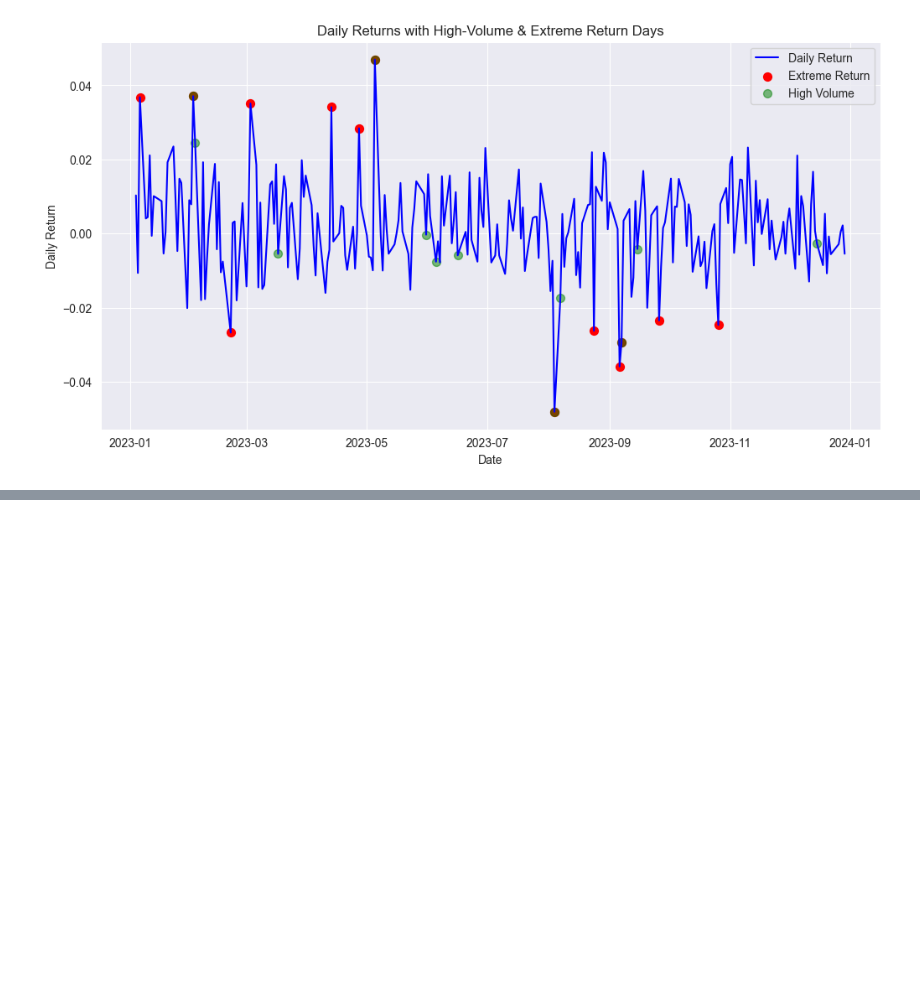
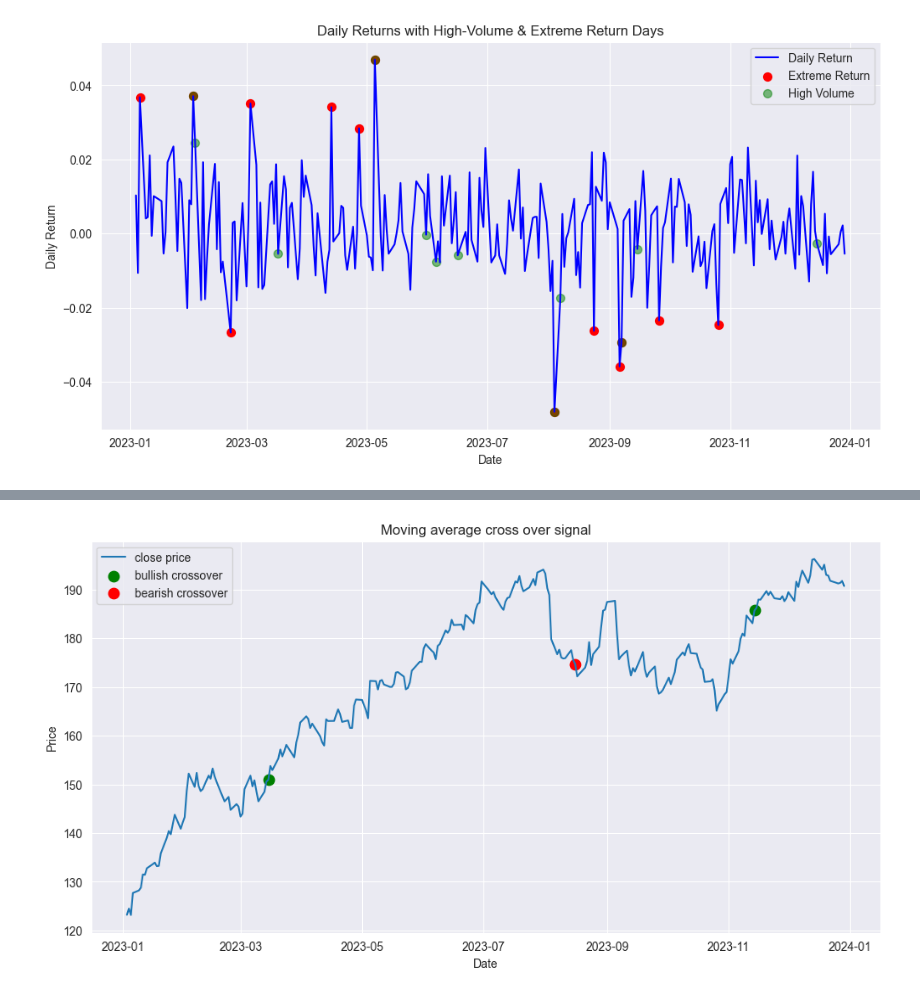
Before and after one commit to sahan200401/real-time-stock-market-analysis, a Jupyter notebook: DataVisuzlization_stcok.ipynb, the cells around one changed output, grey strips where cells are left out. Saved outputs shown, nothing was run; the diff lists cells and outputs as text; code cells hidden in the pictures; blank space fills up the shorter version.

Commit message:
Updated stock analysis with Key Performance Metrics

```diff
--- a/DataVisuzlization_stcok.ipynb
+++ b/DataVisuzlization_stcok.ipynb
@@ -522,3 +503,5 @@ plt.legend()
 plt.show()
 # %% [output]
 [figure]
+# %%
+stock_data['Trend'] = (stock_data['MA20']> stock_data['MA50']).astype(int)
@@ -524,0 +525,29 @@ plt.show()
+# %%
+stock_data['trend_change'] = stock_data['Trend'].diff()
+# %%
+plt.figure(figsize=(12,6))
+plt.plot(stock_data.index,stock_data['Close'],label='close price')
+
+#bullish crossover
+plt.scatter(stock_data.index[stock_data['trend_change']==1],
+            stock_data['Close'][stock_data['trend_change']==1],
+            color = 'green',
+            label='bullish crossover',
+            s=80
+            )
+
+plt.scatter(stock_data.index[stock_data['trend_change']== -1],
+            stock_data['Close'][stock_data['trend_change'] == -1],
+            color = 'red',
+            label = 'bearish crossover',
+            s=80
+            )
+
+plt.title('Moving average cross over signal')
+plt.xlabel('Date')
+plt.ylabel('Price')
+plt.legend()
+plt.grid(True)
+plt.show()
+# %% [output]
+[figure, added]
```
Also changed, not shown: parts of 29 cells of this notebook.
